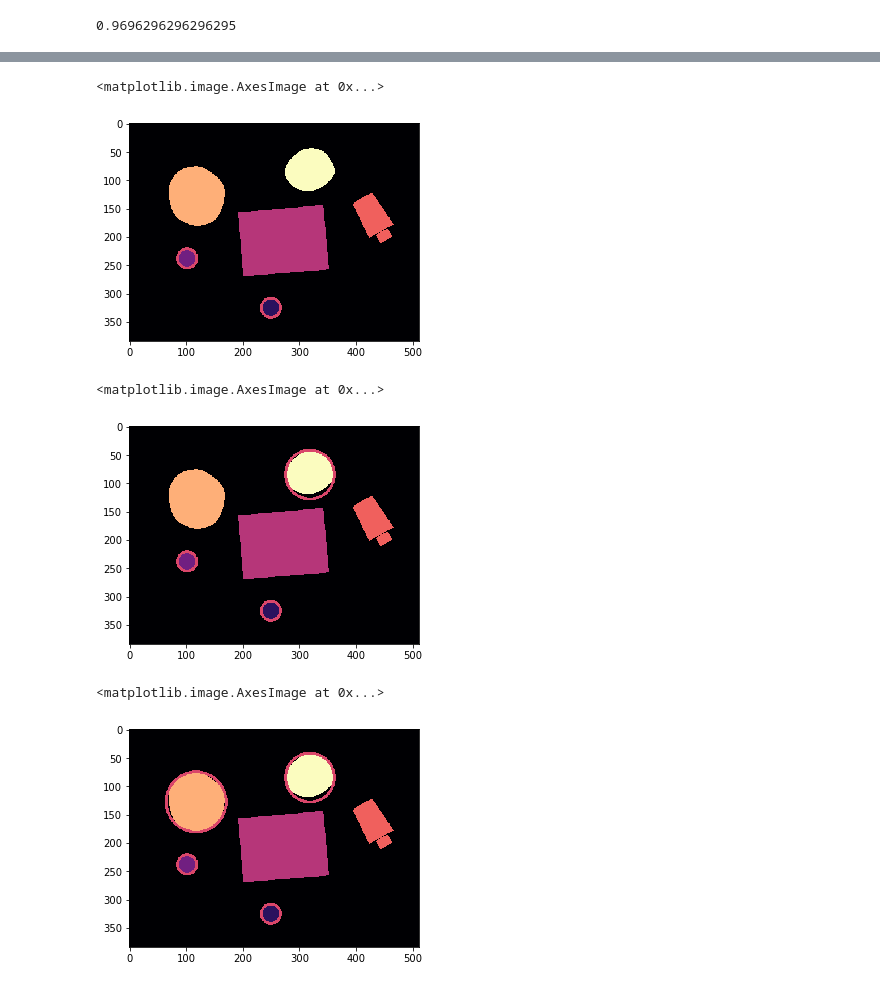
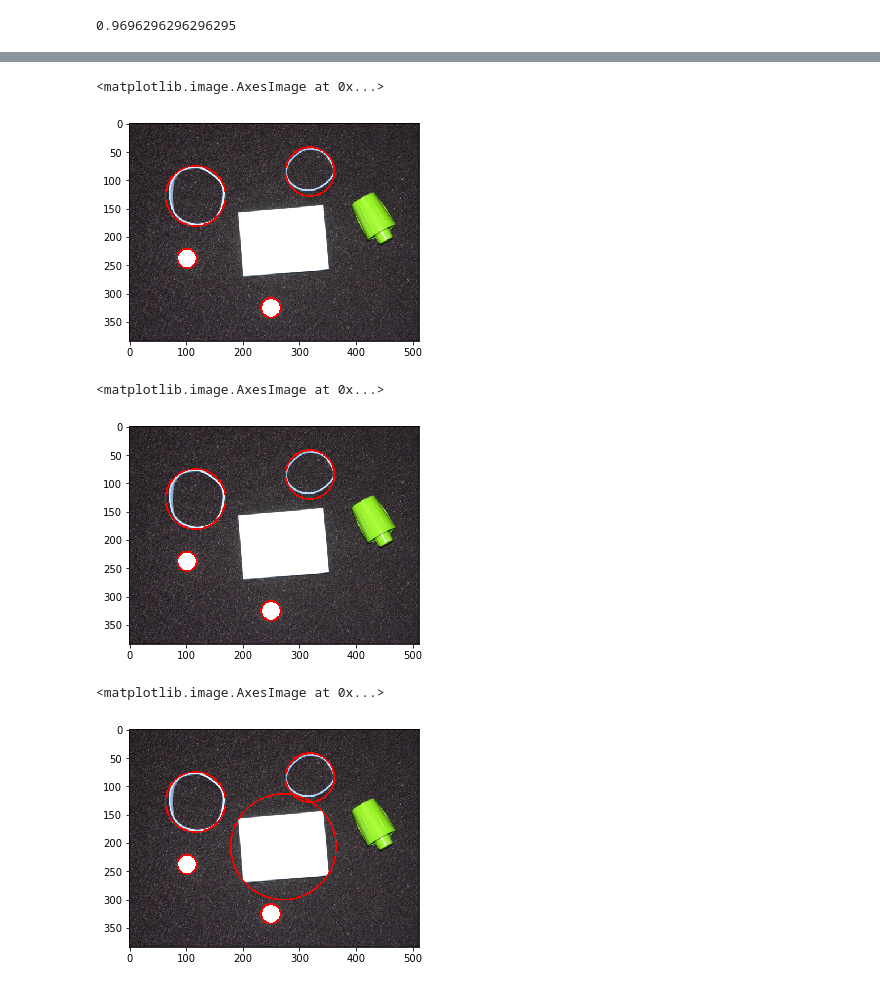
Before and after one commit to samleoqh/digital-img-ana, a Jupyter notebook: exercise/obj_des_1.ipynb, the cells around one changed output, grey strips where cells are left out. Saved outputs shown, nothing was run; the diff lists cells and outputs as text; code cells hidden in the pictures.

```diff
--- a/exercise/obj_des_1.ipynb
+++ b/exercise/obj_des_1.ipynb
@@ -155,23 +155,33 @@ Area:4884.5,Perimeter:264.0071426749364, Probability of circle:0.880642498271272
 # %%
 # wrapping up to a general function
-def find_circle(gray_img, prob=0.8):
-    otsu_th, otsu_img = cv2.threshold(gray_img, 0, 255, cv2.THRESH_OTSU)
-    rm_img = morphology.remove_small_objects(otsu_img.astype(bool), min_size=30)
+def find_circle(image, threshold=0.8):
+    out_img = image.copy()
+    gray_img = cv2.cvtColor(image, cv2.COLOR_BGR2GRAY)
+    #gray_img = cv2.GaussianBlur(gray_img,(5,5),0)
+    otsu_th, th_img = cv2.threshold(gray_img, 0, 255, cv2.THRESH_BINARY+cv2.THRESH_OTSU)
+    #th_img = cv2.adaptiveThreshold(gray_img, 255, cv2.ADAPTIVE_THRESH_GAUSSIAN_C, cv2.THRESH_BINARY, 115, 1)
+    rm_img = morphology.remove_small_objects(th_img.astype(bool), min_size=30)
     obj_img = np.zeros(rm_img.shape)
+
+    _,contours,_ = cv2.findContours(rm_img.astype(np.uint8),
+                               cv2.RETR_EXTERNAL,
+                               cv2.CHAIN_APPROX_NONE)
+
     # redraw contours and ojects
-
-    for ind, contour in enumerate(contours): # in this case ind=0-5
+    for ind, contour in enumerate(contours):
         color_val = 255*(ind + 1) / len(contours)
         cv2.drawContours(obj_img, [contour], 0, color_val, -1)
 
         P = cv2.arcLength(contour, True)
         A = cv2.contourArea(contour)
-        Prob = likelihood(A,P)
-        if Prob > prob:
+        pi = 3.1415926
+        Prob = 4 * pi * A / P**2
+
+        if Prob > threshold:
             #  draw a circle which completely covers the object
             (x,y),radius = cv2.minEnclosingCircle(contour)
             center = (int(x),int(y))
             radius = int(radius)
-            cv2.circle(obj_img, center, radius,(150,255,10),3)
+            cv2.circle(out_img, center, radius,(255,0,0),2)
 
-    return obj_img
+    return out_img
@@ -178,15 +193,15 @@ def find_circle(gray_img, prob=0.8):
 # %%
-imshow(find_circle(gray_img, 0.9),cmap='magma', interpolation='none')
+imshow(find_circle(img, 0.85),cmap='magma', interpolation='none')
 # %% [output]
 <matplotlib.image.AxesImage at 0x...>
-[figure, old version]
+[figure, new version]
 # %%
-imshow(find_circle(gray_img, 0.85),cmap='magma', interpolation='none')
+imshow(find_circle(img, 0.80),cmap='magma', interpolation='none')
 # %% [output]
 <matplotlib.image.AxesImage at 0x...>
-[figure, old version]
+[figure, new version]
 # %%
-imshow(find_circle(gray_img, 0.80),cmap='magma', interpolation='none')
+imshow(find_circle(img, 0.70),cmap='magma', interpolation='none')
 # %% [output]
 <matplotlib.image.AxesImage at 0x...>
-[figure, old version]
+[figure, new version]
```
Also changed, not shown: parts of 9 cells of this notebook.
